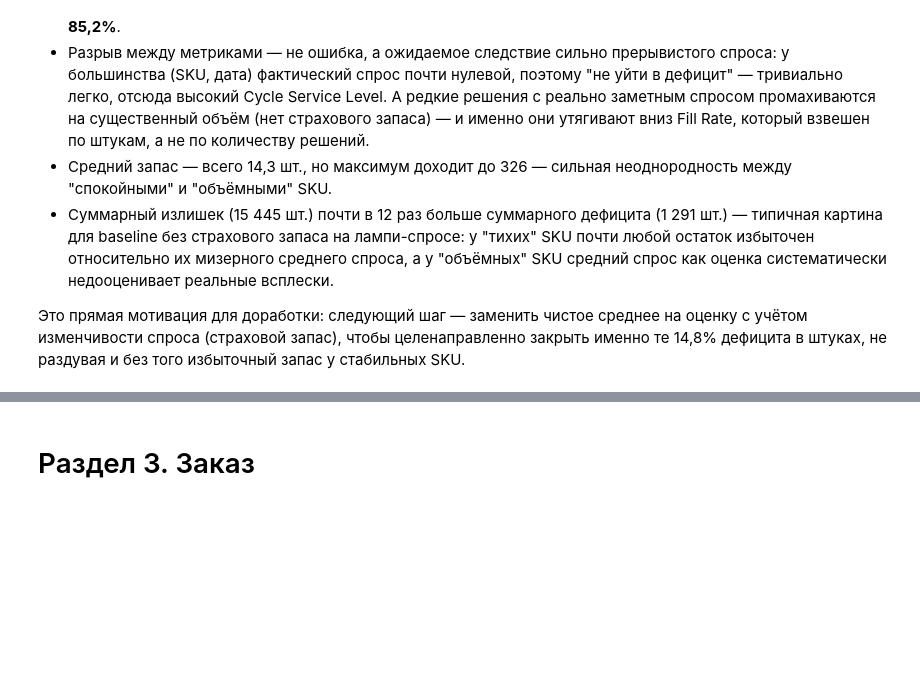
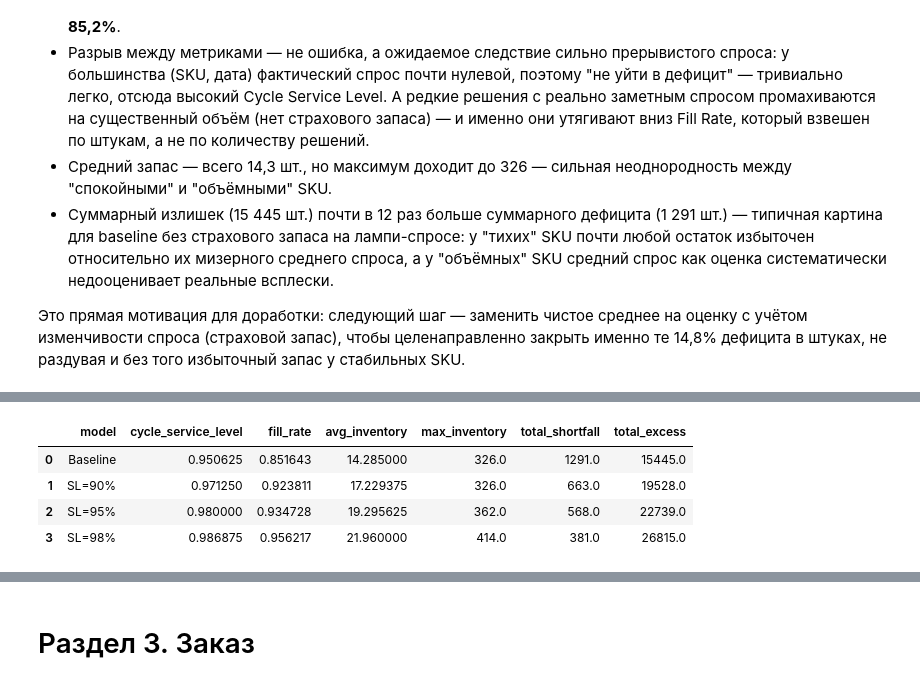
Before and after one commit to Viktor-VK/reorder-model, a Jupyter notebook: notebooks/reorder_model.ipynb, the cells around one changed output, grey strips where cells are left out. Drawn from its saved outputs; the diff is of its cells as text; code cells hidden in the pictures; blank space fills up the shorter version.

```diff
--- a/notebooks/reorder_model.ipynb
+++ b/notebooks/reorder_model.ipynb
@@ -695,0 +712,28 @@ baseline_metrics_df
+# %%
+def get_empirical_S(as_of_date, protection_period_days, service_level):
+    """S = квантиль скользящих сумм спроса за окна длиной protection_period_days, по истории до as_of_date."""
+    past_history = history_df[history_df["Date"] < as_of_date].sort_values(["SKU", "Date"])
+
+    # Скользящая сумма продаж в окне protection_period_days, отдельно для каждого SKU.
+    rolling_sum = (
+        past_history.groupby("SKU")["SalesQty"]
+        .rolling(protection_period_days)
+        .sum()
+        .reset_index(level=0)  # возвращаем SKU из индекса в колонку
+    )
+
+    # Квантиль по каждому SKU от полученного распределения скользящих сумм.
+    S = rolling_sum.groupby("SKU")["SalesQty"].quantile(service_level).rename("S")
+    S = S.reindex(sku_df["SKU"])
+
+    # NaN здесь означает "нет ни одного полного окна" (реально мало истории) - это другой случай,
+    # чем "окно есть, но квантиль честно получился нулевым" (очень редкие продажи). Разделяем их явно.
+    n_no_window = S.isna().sum()
+    return S.fillna(0.0), n_no_window
+
+
+# Проверяем на первой контрольной дате.
+test_S, test_no_window = get_empirical_S(control_dates_df["OrderDate"].iloc[0], 15, SERVICE_LEVEL)
+print("SKU без полного окна истории (данных объективно мало):", test_no_window, "из 200")
+print("SKU с честно нулевым квантилем (окно есть, но продаж почти не было):", (test_S == 0).sum() - test_no_window)
+test_S.describe()
@@ -695,0 +828,17 @@ baseline_metrics_df
+# %%
+sensitivity_rows = [baseline_metrics_df]
+
+# Прогоняем доработанную модель при трёх уровнях сервиса - переиспользуем те же функции.
+for sl in [0.90, 0.95, 0.98]:
+    decisions = build_decisions(control_dates_df, get_empirical_S, service_level=sl)
+    metrics = compute_metrics(decisions, f"SL={sl:.0%}")
+    sensitivity_rows.append(metrics)
+
+sensitivity_df = pd.concat(sensitivity_rows, ignore_index=True)
+sensitivity_df
+# %% [output]
+|  | model | cycle_service_level | fill_rate | avg_inventory | max_inventory | total_shortfall | total_excess |
+| 0 | Baseline | 0.950625 | 0.851643 | 14.285000 | 326.0 | 1291.0 | 15445.0 |
+| 1 | SL=90% | 0.971250 | 0.923811 | 17.229375 | 326.0 | 663.0 | 19528.0 |
+| 2 | SL=95% | 0.980000 | 0.934728 | 19.295625 | 362.0 | 568.0 | 22739.0 |
+| 3 | SL=98% | 0.986875 | 0.956217 | 21.960000 | 414.0 | 381.0 | 26815.0 |
```
Also changed, not shown: parts of 10 cells of this notebook.
